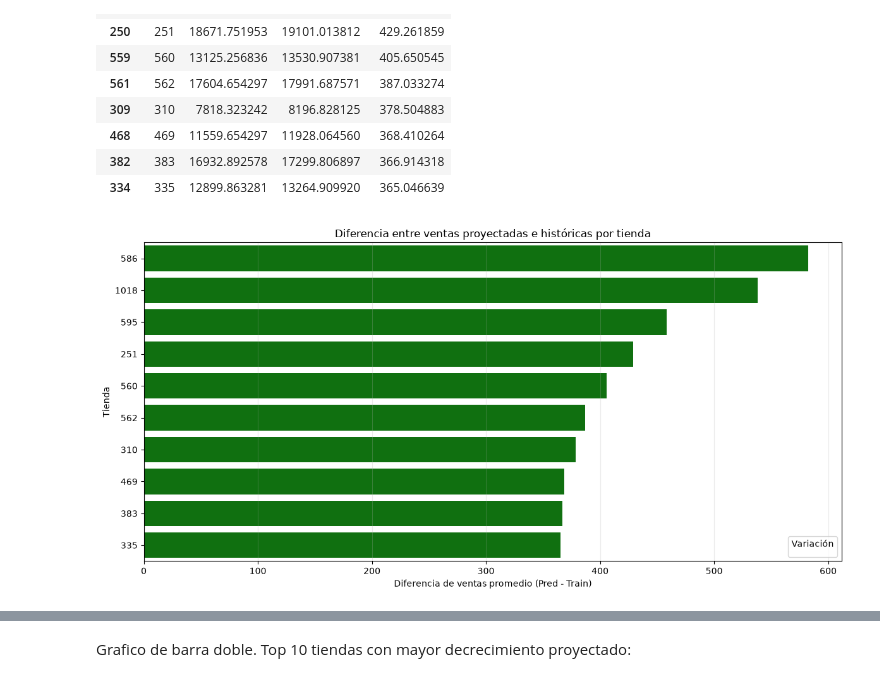
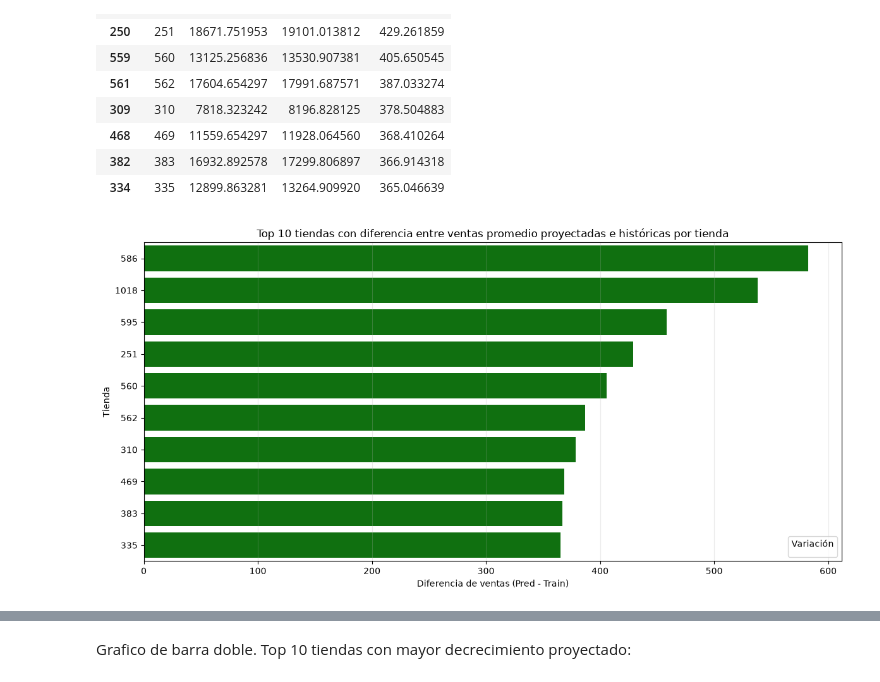
Before and after one commit to ianCristianAriel/2026-forecasting-ventas, a Jupyter notebook: notebooks/3_machine_learning.ipynb, the cells around one changed output, grey strips where cells are left out. Cells and saved outputs as stored; diff of their text form; code cells hidden in the pictures.

Commit message:
add graphics and complete observation into ml notebook.

```diff
--- a/notebooks/3_machine_learning.ipynb
+++ b/notebooks/3_machine_learning.ipynb
@@ -756,33 +738,33 @@ sns.barplot(
     data=top_10_crecimiento,
 
     x='Crecimiento',
 
     y='Store',
 
     dodge=False,
 
     orient='horizontal',
 
     order=top_10_crecimiento.Store,
 
     color='green'
 
 )
 
 plt.axvline(0, color='black', linewidth=0.8)
 
-plt.title('Diferencia entre ventas proyectadas e históricas por tienda')
+plt.title('Top 10 tiendas con diferencia entre ventas promedio proyectadas e históricas por tienda')
 
-plt.xlabel('Diferencia de ventas promedio (Pred - Train)')
+plt.xlabel('Diferencia de ventas (Pred - Train)')
 
 plt.ylabel('Tienda')
 
 plt.grid(axis='x', alpha=0.25)
 
 plt.legend(title='Variación')
 
 plt.tight_layout()
 
 plt.show()
 # %% [output]
-[figure, old version]
+[figure, new version]
```
Also changed, not shown: parts of 9 cells of this notebook.
